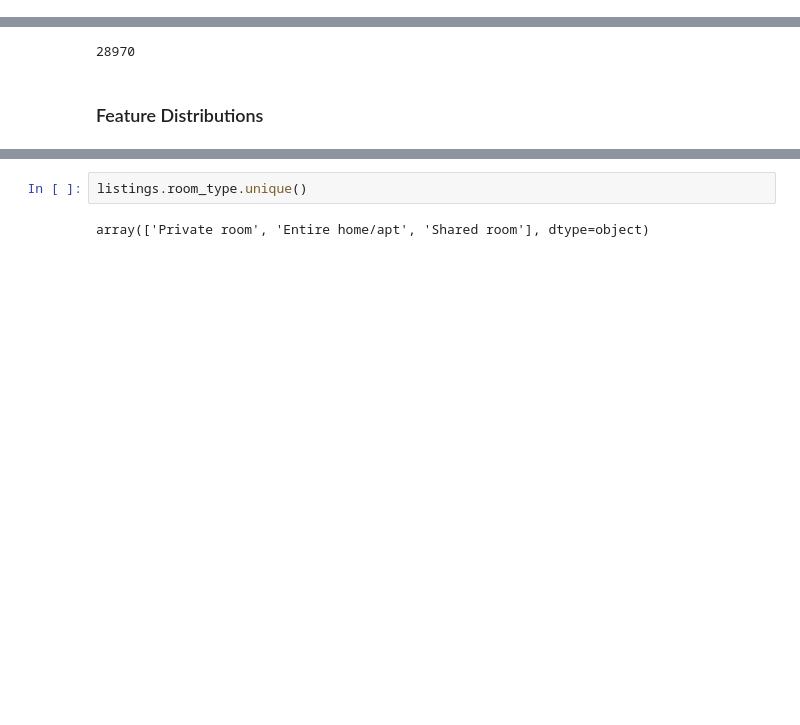
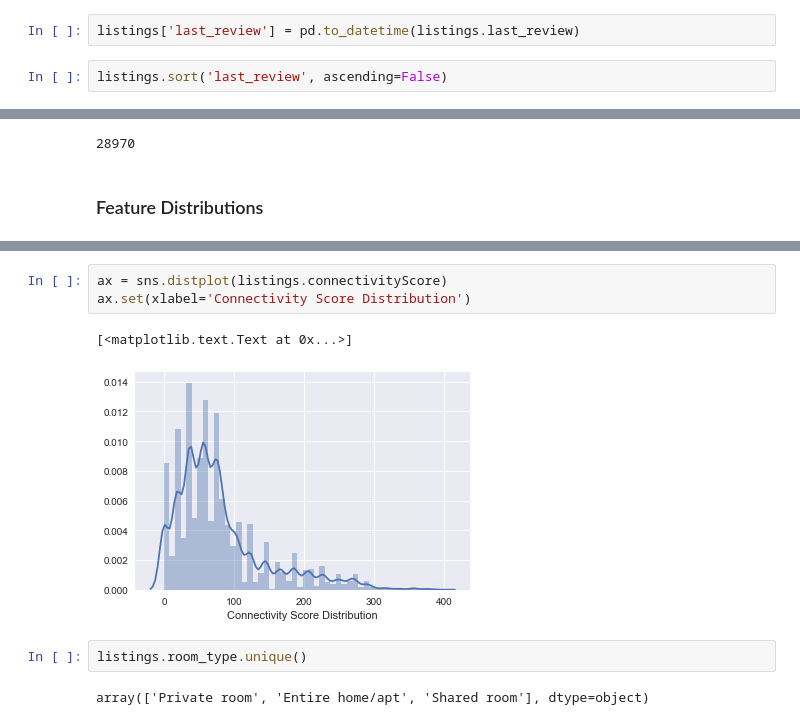
Before and after one commit to fernandomelchor/Airbnb_Project, a Jupyter notebook: jp-Classifying Listings.ipynb, the cells around one changed output, grey strips where cells are left out. Saved outputs shown, nothing was run; the diff lists cells and outputs as text; blank space fills up the shorter version.

```diff
--- a/jp-Classifying Listings.ipynb
+++ b/jp-Classifying Listings.ipynb
@@ -32,0 +33,4 @@ listings.head(2)
+# %%
+listings['last_review'] = pd.to_datetime(listings.last_review)
+# %%
+listings.sort('last_review', ascending=False)
@@ -153,3 +159,9 @@ sns.distplot(listings.price, hist=False)
+# %%
+ax = sns.distplot(listings.connectivityScore)
+ax.set(xlabel='Connectivity Score Distribution')
+# %% [output]
+[<matplotlib.text.Text at 0x...>]
+[figure, added]
 # %%
 listings.room_type.unique()
 # %% [output]
```
Also changed, not shown: parts of 13 cells of this notebook, 12 other files.
